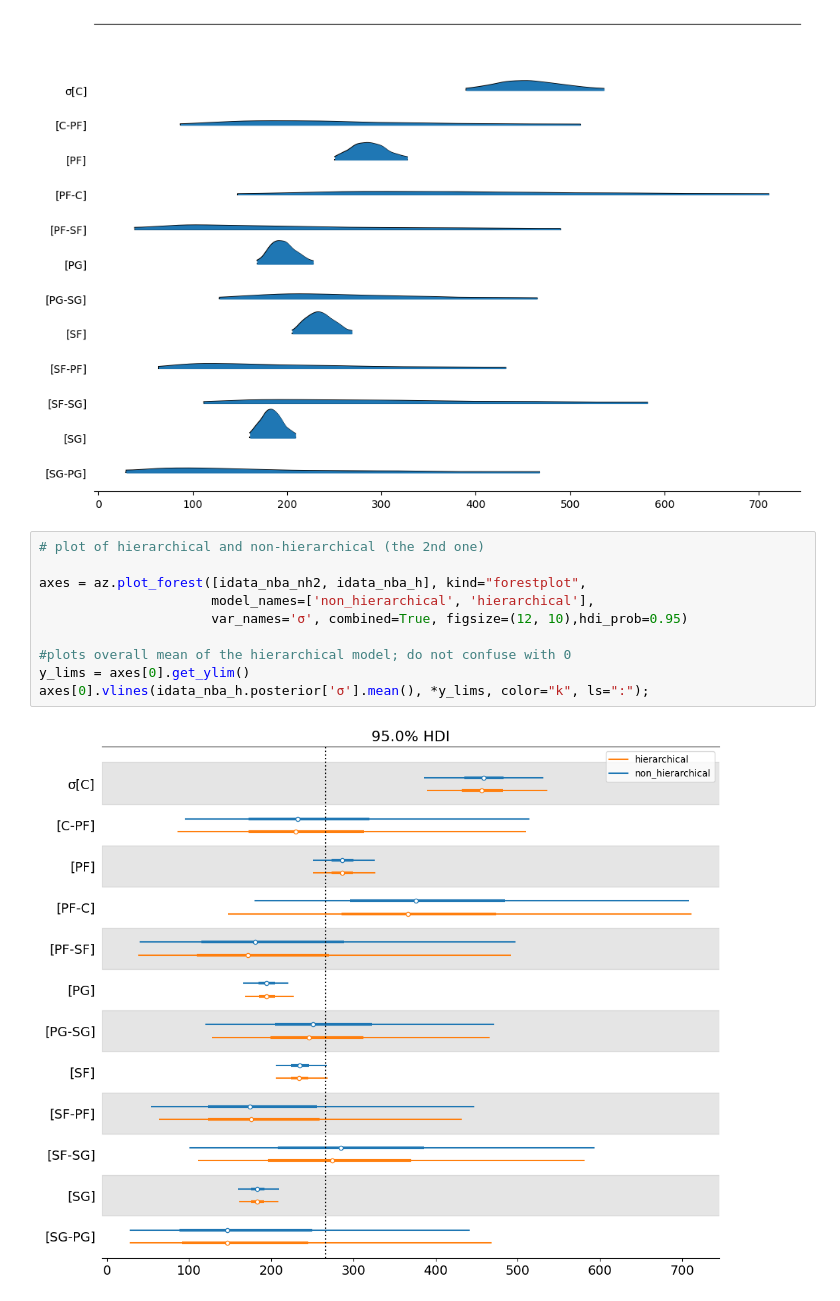
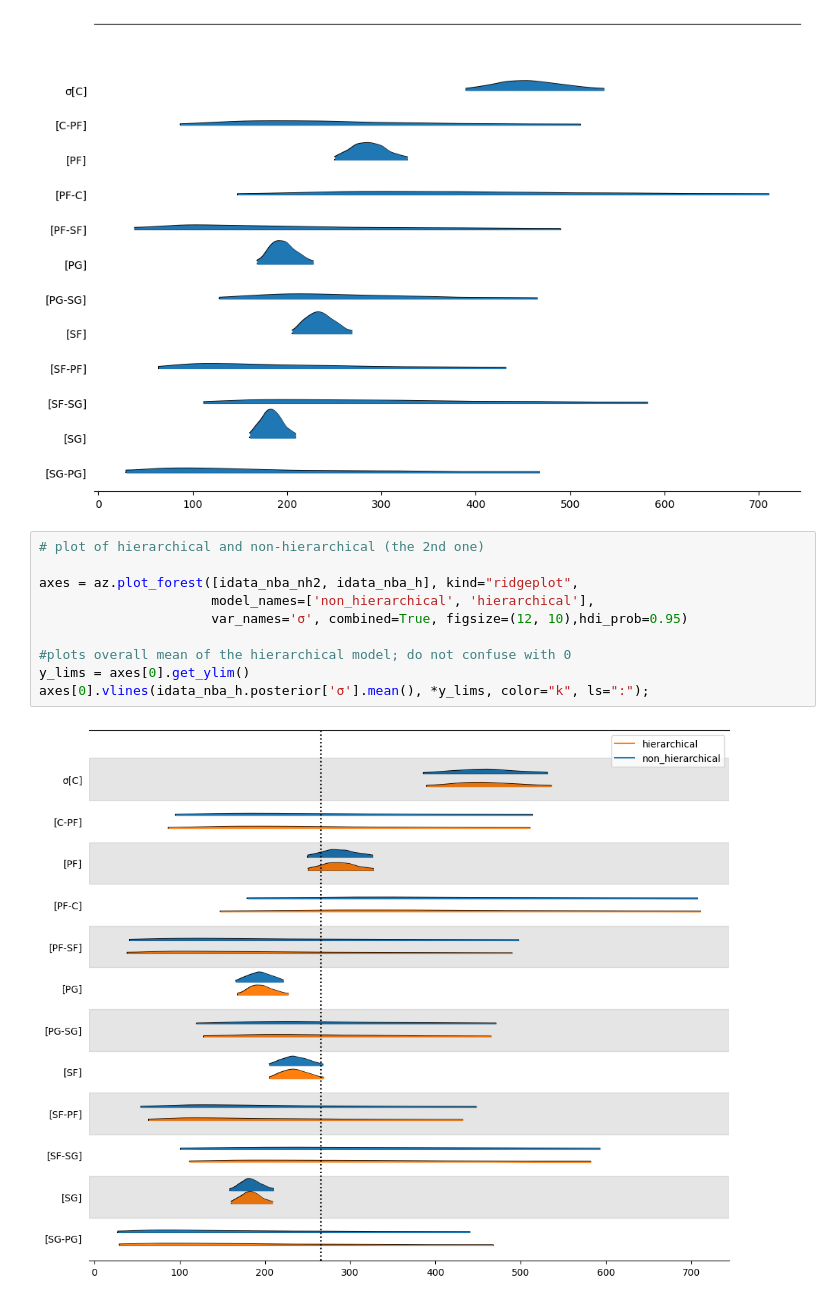
Before and after one commit to AlyW8/Data-Science, a Jupyter notebook: AlysWangU4Project.ipynb, the cells around one changed output. Drawn from its saved outputs; the diff is of its cells as text.

```diff
--- a/AlysWangU4Project.ipynb
+++ b/AlysWangU4Project.ipynb
@@ -266,15 +278,15 @@ array([<Axes: >], dtype=object)
 # %%
 # plot of hierarchical and non-hierarchical (the 2nd one)
 
-axes = az.plot_forest([idata_nba_nh2, idata_nba_h], kind="forestplot",
+axes = az.plot_forest([idata_nba_nh2, idata_nba_h], kind="ridgeplot",
                       model_names=['non_hierarchical', 'hierarchical'],
                       var_names='σ', combined=True, figsize=(12, 10),hdi_prob=0.95)
 
 #plots overall mean of the hierarchical model; do not confuse with 0
 y_lims = axes[0].get_ylim()
 axes[0].vlines(idata_nba_h.posterior['σ'].mean(), *y_lims, color="k", ls=":");
 # %% [output]
-[figure, old version]
+[figure, new version]
 # %% [markdown]
 # Conclusion
 
```
Also changed, not shown: parts of 8 cells of this notebook.
